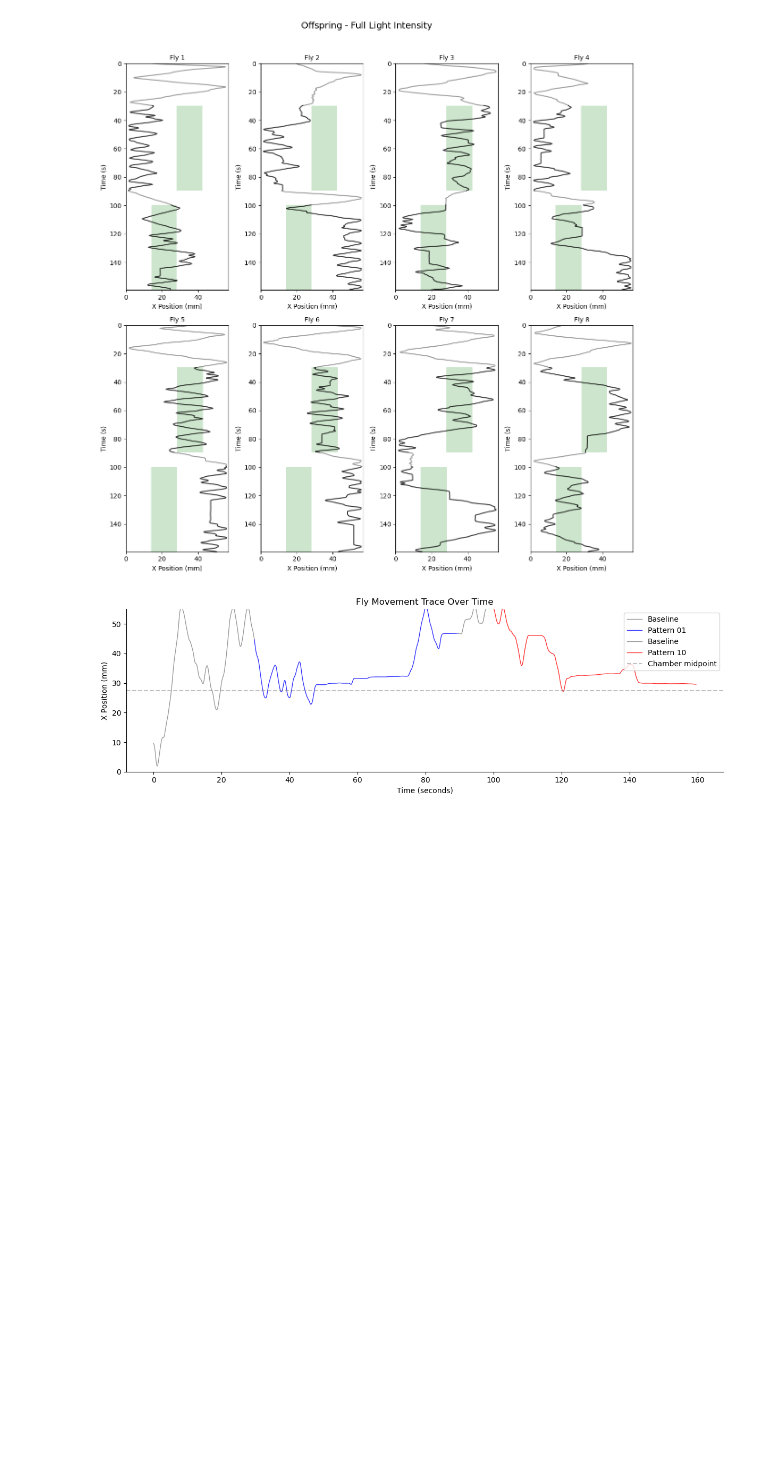
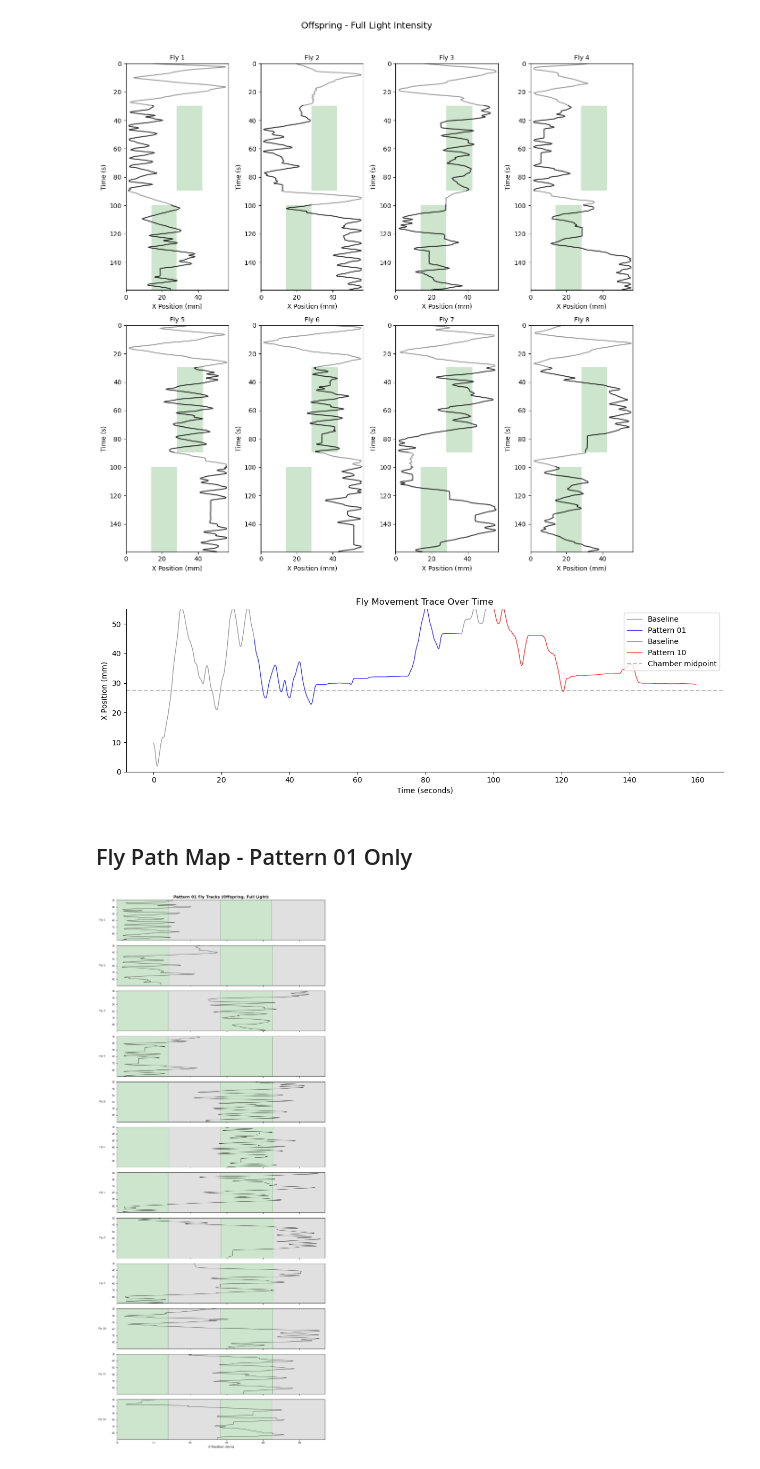
Before and after one commit to lnicole08/OSAR-Nicole-version, a Jupyter notebook: Fly Track Demo.ipynb, the cells around one changed output. Drawn from its saved outputs; the diff is of its cells as text; code cells hidden in the pictures; blank space fills up the shorter version.

```diff
--- a/Fly Track Demo.ipynb
+++ b/Fly Track Demo.ipynb
@@ -201,3 +201,58 @@ plt.tight_layout()
 plt.show()
 # %% [output]
 [figure]
+# %% [markdown]
+## Fly Path Map - Pattern 01 Only
+# %%
+offspring_full = o.flies[(o.flies['status'] == 'Offspring') & (o.flies['light_intensity'] == 'Full')].index.tolist()
+n_flies = min(12, len(offspring_full))
+
+ps_col = 'PatternState' if 'PatternState' in o.tracks[offspring_full[0]].columns else 'patternState'
+PX = o.PIXEL_LENGTH_MM
+
+all_p01 = pd.concat([o.tracks[fid][o.tracks[fid][ps_col] == 'Pattern 01'][['zone_new','lightStatus_new']] for fid in offspring_full])
+zone_lit = {}
+for z in [1, 2, 3]:
+    sub = all_p01[all_p01['zone_new'] == z]['lightStatus_new'].dropna()
+    zone_lit[z] = sub.mode().iloc[0] == 1 if len(sub) > 0 else False
+
+fig, axes = plt.subplots(n_flies, 1, figsize=(10, 2 * n_flies), sharex=True)
+if n_flies == 1: axes = [axes]
+
+for i, fly_id in enumerate(offspring_full[:n_flies]):
+    ax = axes[i]
+    track = o.tracks[fly_id]
+    p01 = track[track[ps_col] == 'Pattern 01'].copy()
+
+    lane = fly_id.split('_')[-1]
+    b = o.borders.loc[lane, 'Pattern 01'] * PX
+    chamber_width = 57
+
+    zones = [
+        (0, b['midzone1'], zone_lit[1]),
+        (b['midzone1'], b['midzone2'], zone_lit[2]),
+        (b['midzone2'], b['midzone3'], zone_lit[3]),
+        (b['midzone3'], chamber_width, False)
+    ]
+    for x0, x1, lit in zones:
+        ax.axvspan(x0, x1, color='green' if lit else '#333333', alpha=0.2 if lit else 0.15)
+
+    for border in [b['midzone1'], b['midzone2'], b['midzone3']]:
+        ax.axvline(border, color='gray', ls='--', lw=0.5, alpha=0.5)
+
+    x = p01['cX_smoothed'] * PX
+    t = p01['Seconds']
+    ax.plot(x, t, color='black', lw=0.8, alpha=0.8)
+
+    ax.set_xlim(0, chamber_width)
+    ax.set_ylim(p01['Seconds'].max(), p01['Seconds'].min())
+    ax.set_ylabel(f'Fly {i+1}', fontsize=8, rotation=0, labelpad=30, va='center')
+    ax.tick_params(axis='y', labelsize=7)
+    ax.tick_params(axis='x', labelsize=8)
+
+axes[-1].set_xlabel('X Position (mm)', fontsize=10)
+axes[0].set_title('Pattern 01 Fly Tracks (Offspring, Full Light)', fontsize=12, fontweight='bold')
+plt.tight_layout()
+plt.show()
+# %% [output]
+[figure, added]
```
Also changed, not shown: 11 other files.
